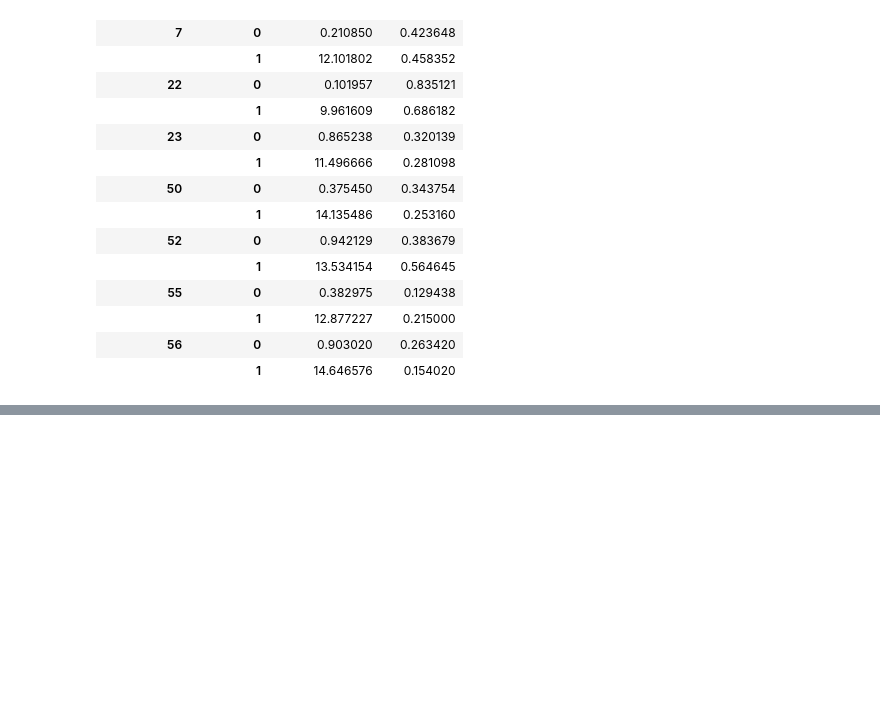
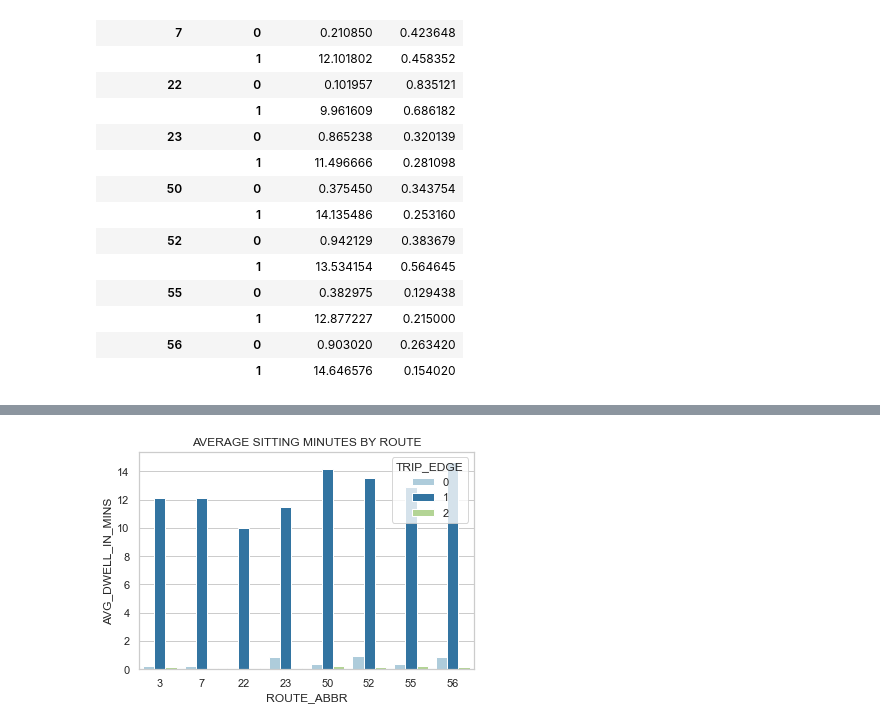
Before and after one commit to NSS-Data-Analytics-Cohort-7/wego-python-bit-my_finger, a Jupyter notebook: notebook/new_wego.ipynb, the cells around one changed output, grey strips where cells are left out. Cells and saved outputs as stored; diff of their text form; code cells hidden in the pictures; blank space fills up the shorter version.

```diff
--- a/notebook/new_wego.ipynb
+++ b/notebook/new_wego.ipynb
@@ -121,0 +183,11 @@ layover.groupby(['ROUTE_ABBR', 'TRIP_EDGE']).agg({'DWELL_IN_MINS':['mean'], 'HDW
+# %%
+def calculate3(wego_tidy):
+    return wego_tidy.DWELL_IN_MINS.mean()
+layover_plot3 = wego_tidy.groupby(['ROUTE_ABBR', 'TRIP_EDGE']).apply(calculate3)
+layover_plot3 = layover_plot3.reset_index()
+plt.figure(figsize=(6,4))
+sns.barplot(x='ROUTE_ABBR', y=0, hue='TRIP_EDGE', palette='Paired', data=layover_plot3)
+plt.ylabel('AVG_DWELL_IN_MINS')
+plt.title('AVERAGE SITTING MINUTES BY ROUTE');
+# %% [output]
+[figure, added]
```
Also changed, not shown: parts of 32 cells of this notebook.
